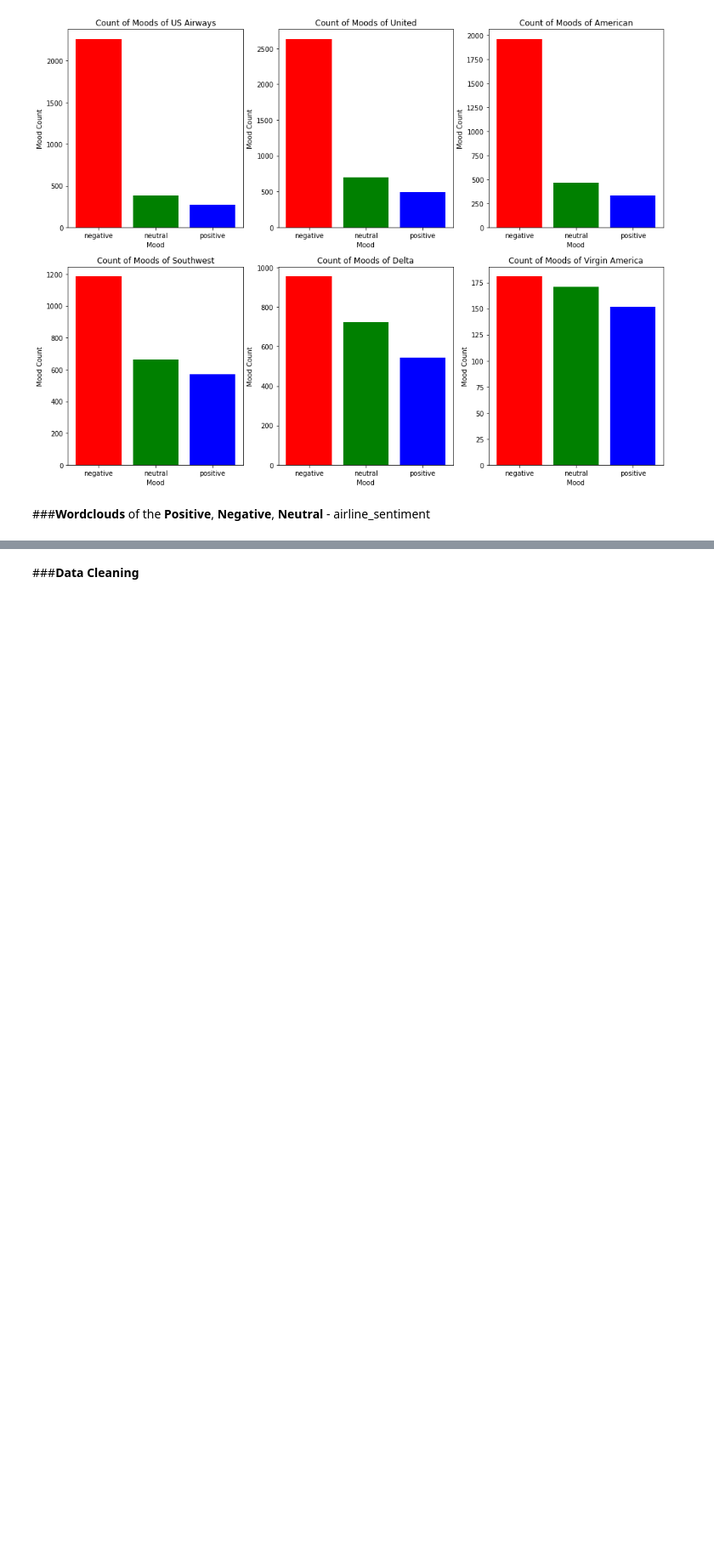
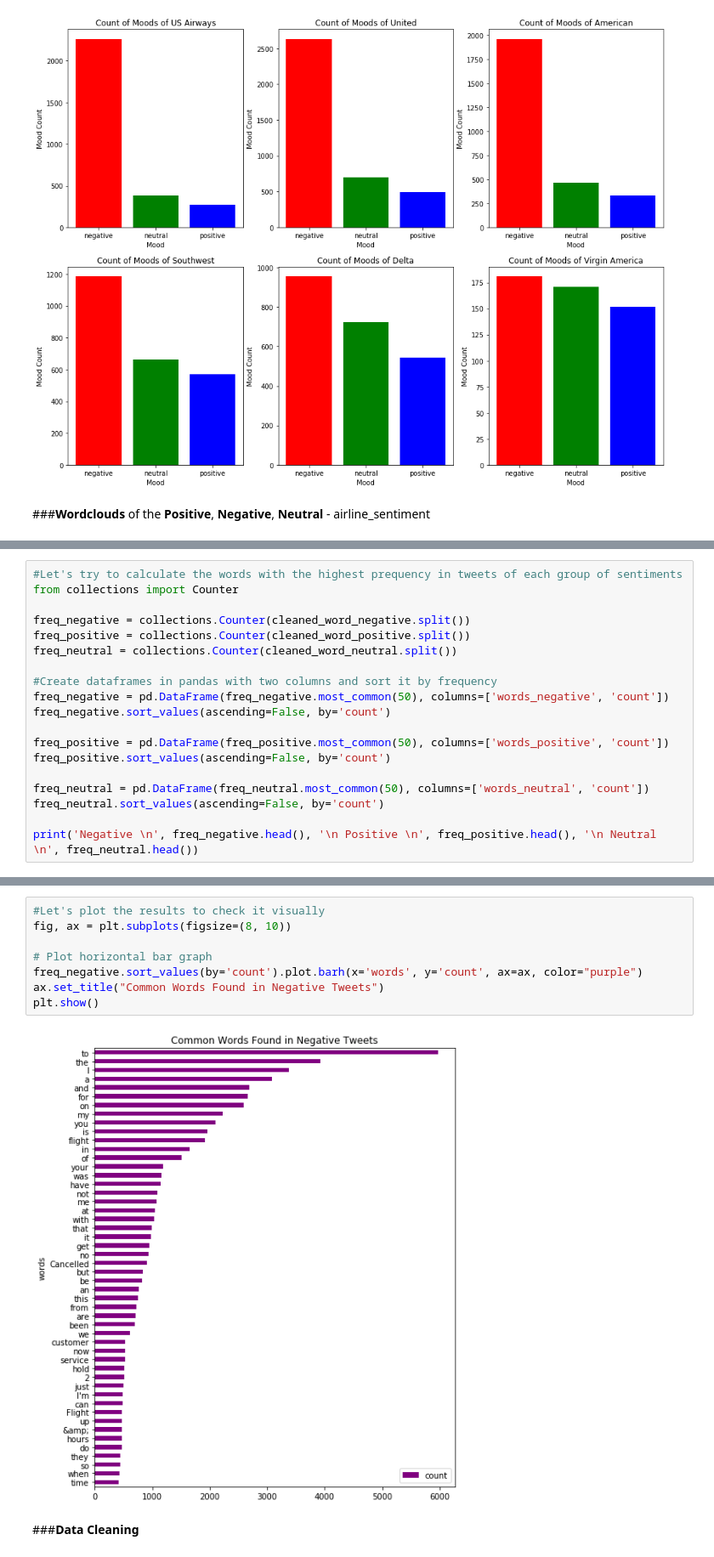
Before and after one commit to AlekseiMikhalev/Data-Science-Projects, a Jupyter notebook: ULMFiT_analysis.ipynb, the cells around one changed output, grey strips where cells are left out. Shown: that part at 85% size. Cells and saved outputs as stored; diff of their text form; blank space fills up the shorter version.

```diff
--- a/ULMFiT_analysis.ipynb
+++ b/ULMFiT_analysis.ipynb
@@ -125,0 +159,19 @@ generate_wordcloud(cleaned_word_negative, 'Neutral Tweets')
+# %%
+#Let's try to calculate the words with the highest prequency in tweets of each group of sentiments
+from collections import Counter
+
+freq_negative = collections.Counter(cleaned_word_negative.split())
+freq_positive = collections.Counter(cleaned_word_positive.split())
+freq_neutral = collections.Counter(cleaned_word_neutral.split())
+
+#Create dataframes in pandas with two columns and sort it by frequency
+freq_negative = pd.DataFrame(freq_negative.most_common(50), columns=['words_negative', 'count'])
+freq_negative.sort_values(ascending=False, by='count')
+
+freq_positive = pd.DataFrame(freq_positive.most_common(50), columns=['words_positive', 'count'])
+freq_positive.sort_values(ascending=False, by='count')
+
+freq_neutral = pd.DataFrame(freq_neutral.most_common(50), columns=['words_neutral', 'count'])
+freq_neutral.sort_values(ascending=False, by='count')
+
+print('Negative \n', freq_negative.head(), '\n Positive \n', freq_positive.head(), '\n Neutral \n', freq_neutral.head())
@@ -126,3 +196,13 @@ generate_wordcloud(cleaned_word_negative, 'Neutral Tweets')
+# %%
+#Let's plot the results to check it visually
+fig, ax = plt.subplots(figsize=(8, 10))
+
+# Plot horizontal bar graph
+freq_negative.sort_values(by='count').plot.barh(x='words', y='count', ax=ax, color="purple")
+ax.set_title("Common Words Found in Negative Tweets")
+plt.show()
+# %% [output]
+[figure, added]
 # %% [markdown]
 ###__Data Cleaning__
 # %%
```
Also changed, not shown: parts of 15 cells of this notebook.
